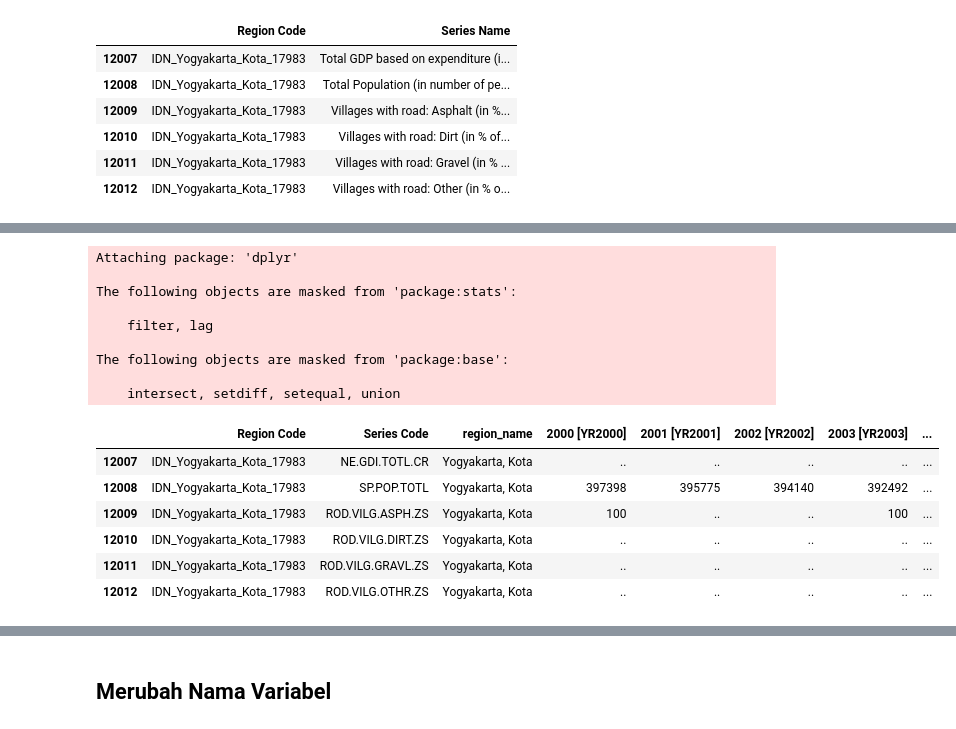
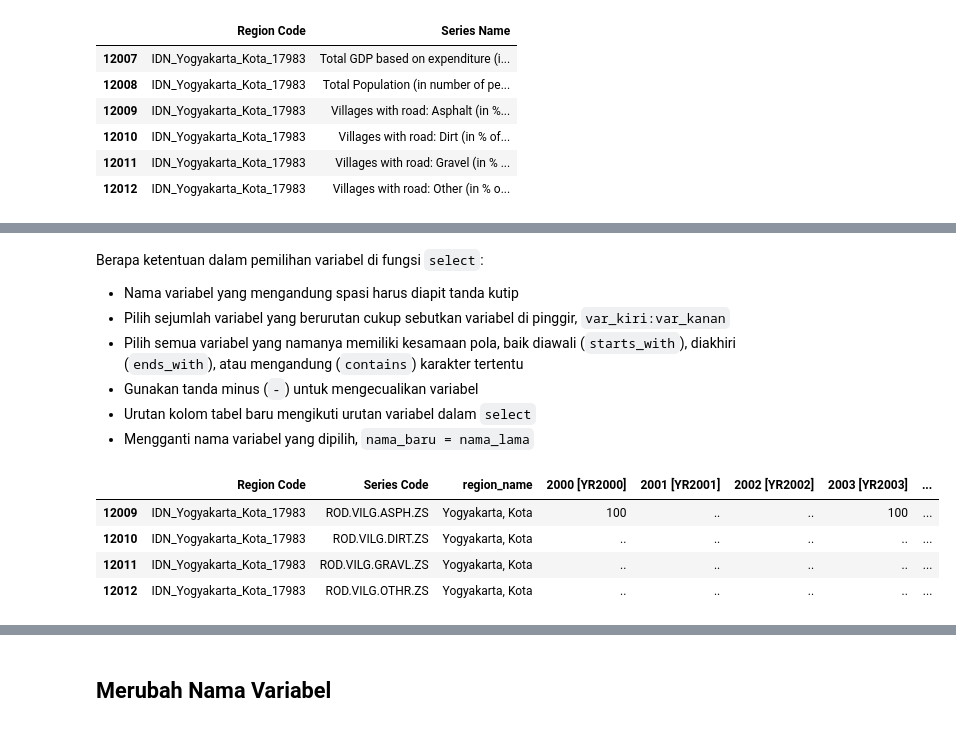
Before and after one commit to msaidf/statek, a Jupyter notebook: content/MenyiapkanData.ipynb, the cells around one changed output, grey strips where cells are left out. Drawn from its saved outputs; the diff is of its cells as text; code cells hidden in the pictures.

```diff
--- a/content/MenyiapkanData.ipynb
+++ b/content/MenyiapkanData.ipynb
@@ -13,6 +14,7 @@
 # %%
 # install.packages('rio')
-datakab = rio::import('https://raw.githubusercontent.com/msaidf/statek/master/indo-dapoer_data.csv')
+library(rio)
+datakab = import('https://raw.githubusercontent.com/msaidf/statek/master/content/indo-dapoer_data.csv')
 # %% [markdown]
 ## Mengecek Data
 # %% [markdown]
@@ -130,2 +23,0 @@ dplyr::filter(datakab, `Series Code` != "")
-# %%
-datakab = .Last.value
@@ -133,0 +88,2 @@ datakab = .Last.value
+# %%
+dplyr::filter(datakab, `Series Code` != "")  %>% tail(2)
@@ -134,3 +96,5 @@ datakab = .Last.value
+# %%
+datakab = dplyr::filter(datakab, `Series Code` != "")
 # %% [markdown]
 ## Memilih variabel
 # %% [markdown]
@@ -162,19 +137,16 @@ datakab[,c('Region Code', 'Series Name')] %>% tail
+# %% [markdown]
+Berapa ketentuan dalam pemilihan variabel di fungsi `select`:
+- Nama variabel yang mengandung spasi harus diapit tanda kutip
+- Pilih sejumlah variabel yang berurutan cukup sebutkan variabel di pinggir, `var_kiri:var_kanan`
+- Pilih semua variabel yang namanya memiliki kesamaan pola, baik diawali (`starts_with`), diakhiri (`ends_with`), atau mengandung (`contains`) karakter tertentu
+- Gunakan tanda minus (`-`) untuk mengecualikan variabel
+- Urutan kolom tabel baru mengikuti urutan variabel dalam `select`
+- Mengganti nama variabel yang dipilih, `nama_baru = nama_lama`
 # %%
-library(dplyr); select(datakab, 'Region Code':'Series Code', -'Series Name',
-                       region_name = 'Region Name', contains('YR'), -contains('YR201')) %>% tail
+select(datakab, 'Region Code':'Series Code', -'Series Name',
+       region_name = 'Region Name', contains('YR'), -contains('YR201')) %>% tail(4)
 # %% [output]
-Attaching package: 'dplyr'
-
-The following objects are masked from 'package:stats':
-
-    filter, lag
-
-The following objects are masked from 'package:base':
-
-    intersect, setdiff, setequal, union
 |  | Region Code | Series Code | region_name | 2000 [YR2000] | 2001 [YR2001] | 2002 [YR2002] | 2003 [YR2003] | ... |
-| 12007 | IDN_Yogyakarta_Kota_17983 | NE.GDI.TOTL.CR | Yogyakarta, Kota | .. | .. | .. | .. | ... |
-| 12008 | IDN_Yogyakarta_Kota_17983 | SP.POP.TOTL | Yogyakarta, Kota | 397398 | 395775 | 394140 | 392492 | ... |
 | 12009 | IDN_Yogyakarta_Kota_17983 | ROD.VILG.ASPH.ZS | Yogyakarta, Kota | 100 | .. | .. | 100 | ... |
 | 12010 | IDN_Yogyakarta_Kota_17983 | ROD.VILG.DIRT.ZS | Yogyakarta, Kota | .. | .. | .. | .. | ... |
 | 12011 | IDN_Yogyakarta_Kota_17983 | ROD.VILG.GRAVL.ZS | Yogyakarta, Kota | .. | .. | .. | .. | ... |
```
Also changed, not shown: parts of 72 cells of this notebook, 23 other files.
